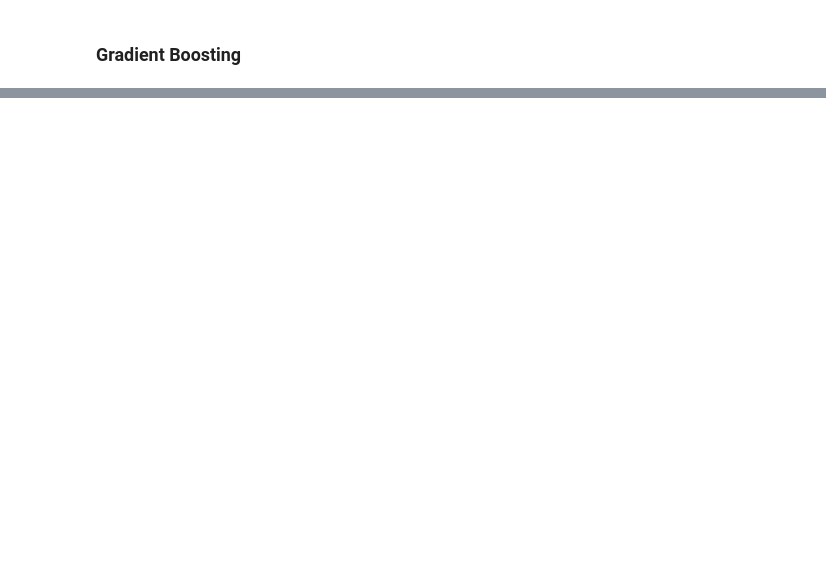
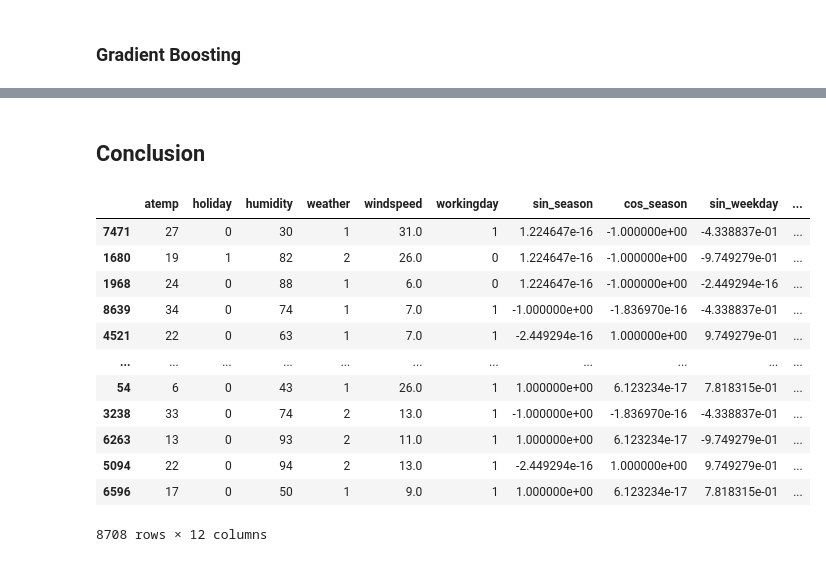
Before and after one commit to Antoine101/Bike-Sharing-Demand, a Jupyter notebook: Bike Sharing Demand.ipynb, the cells around one changed output, grey strips where cells are left out. Saved outputs shown, nothing was run; the diff lists cells and outputs as text; code cells hidden in the pictures; blank space fills up the shorter version.

```diff
--- a/Bike Sharing Demand.ipynb
+++ b/Bike Sharing Demand.ipynb
@@ -667,11 +753,14 @@ R2: 0.7
 # %%
 random_grid = {
-    "model__n_estimators": [int(x) for x in np.linspace(start=10, stop=100, num=10)],
-    "model__max_features": ["auto", "sqrt"],
-    "model__max_depth": [int(x) for x in np.linspace(10, 20, num=2)],
-    "model__min_samples_split": [2, 10],
-    "model__min_samples_leaf": [1, 4],
-    "model__bootstrap": [True, False]
+    "model__loss": ["squared_error", "absolute_error", "huber", "quantile"],
+    "model__learning_rate": [0.01, 0.05, 0.1, 0.5],
+    "model__n_estimators": [int(x) for x in np.linspace(start=50, stop=500, num=10)],
+    "model__subsample": list(np.linspace(start=0.5, stop=1, num=6)),
+    "model__criterion": ["friedman_mse", "squared_error"],
+    "model__max_features": ["auto", "sqrt", "log2"],
+    "model__max_depth": [int(x) for x in np.linspace(2, 10, num=8)],
+    "model__min_samples_split": [int(x) for x in np.linspace(2, 50, num=10)],
+    "model__min_samples_leaf": [int(x) for x in np.linspace(1, 50, num=10)]
 }
 
 pp.pprint(random_grid)
@@ -695,13 +790,12 @@ random_search = RandomizedSearchCV(
                                     estimator=pipeline,
                                     param_distributions=random_grid,
                                     scoring="r2",
-                                    n_iter=10,
+                                    n_iter=200,
                                     cv=5,
                                     verbose=1,
                                     random_state=42,
-                                    n_jobs=4
+                                    n_jobs=6
                                 )
+
 random_search.fit(X_train, y_train)
-print(f"Best score: {round(random_search.best_score_, 1)}")
-pp.pprint(random_search.best_params_)
 # %% [output]
@@ -768,3 +819,0 @@ parameters = [
-# %%
-grid_search = GridSearchCV(pipeline, parameters, cv=5, n_jobs=4, return_train_score=False, verbose=3)
-grid_search.fit(X_train, y_train)
@@ -778,0 +867,18 @@ grid_search
+# %% [markdown]
+## Conclusion
+# %%
+X_train
+# %% [output]
+|  | atemp | holiday | humidity | weather | windspeed | workingday | sin_season | cos_season | sin_weekday | ... |
+| 7471 | 27 | 0 | 30 | 1 | 31.0 | 1 | 1.224647e-16 | -1.000000e+00 | -4.338837e-01 | ... |
+| 1680 | 19 | 1 | 82 | 2 | 26.0 | 0 | 1.224647e-16 | -1.000000e+00 | -9.749279e-01 | ... |
+| 1968 | 24 | 0 | 88 | 1 | 6.0 | 0 | 1.224647e-16 | -1.000000e+00 | -2.449294e-16 | ... |
+| 8639 | 34 | 0 | 74 | 1 | 7.0 | 1 | -1.000000e+00 | -1.836970e-16 | -4.338837e-01 | ... |
+| 4521 | 22 | 0 | 63 | 1 | 7.0 | 1 | -2.449294e-16 | 1.000000e+00 | 9.749279e-01 | ... |
+| ... | ... | ... | ... | ... | ... | ... | ... | ... | ... | ... |
+| 54 | 6 | 0 | 43 | 1 | 26.0 | 1 | 1.000000e+00 | 6.123234e-17 | 7.818315e-01 | ... |
+| 3238 | 33 | 0 | 74 | 2 | 13.0 | 1 | -1.000000e+00 | -1.836970e-16 | -4.338837e-01 | ... |
+| 6263 | 13 | 0 | 93 | 2 | 11.0 | 1 | 1.000000e+00 | 6.123234e-17 | -9.749279e-01 | ... |
+| 5094 | 22 | 0 | 94 | 2 | 13.0 | 1 | -2.449294e-16 | 1.000000e+00 | 9.749279e-01 | ... |
+| 6596 | 17 | 0 | 50 | 1 | 9.0 | 1 | 1.000000e+00 | 6.123234e-17 | 7.818315e-01 | ... |
+8708 rows × 12 columns
```
Also changed, not shown: parts of 94 cells of this notebook.
